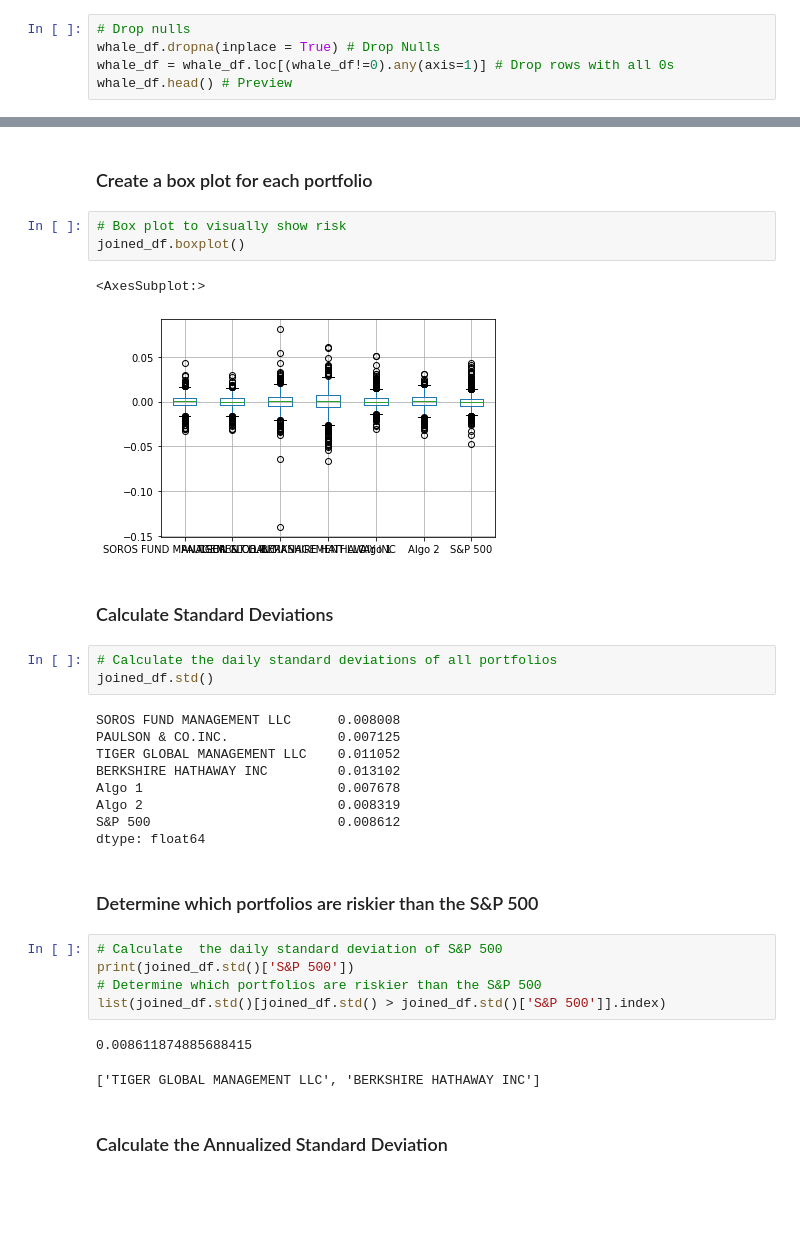
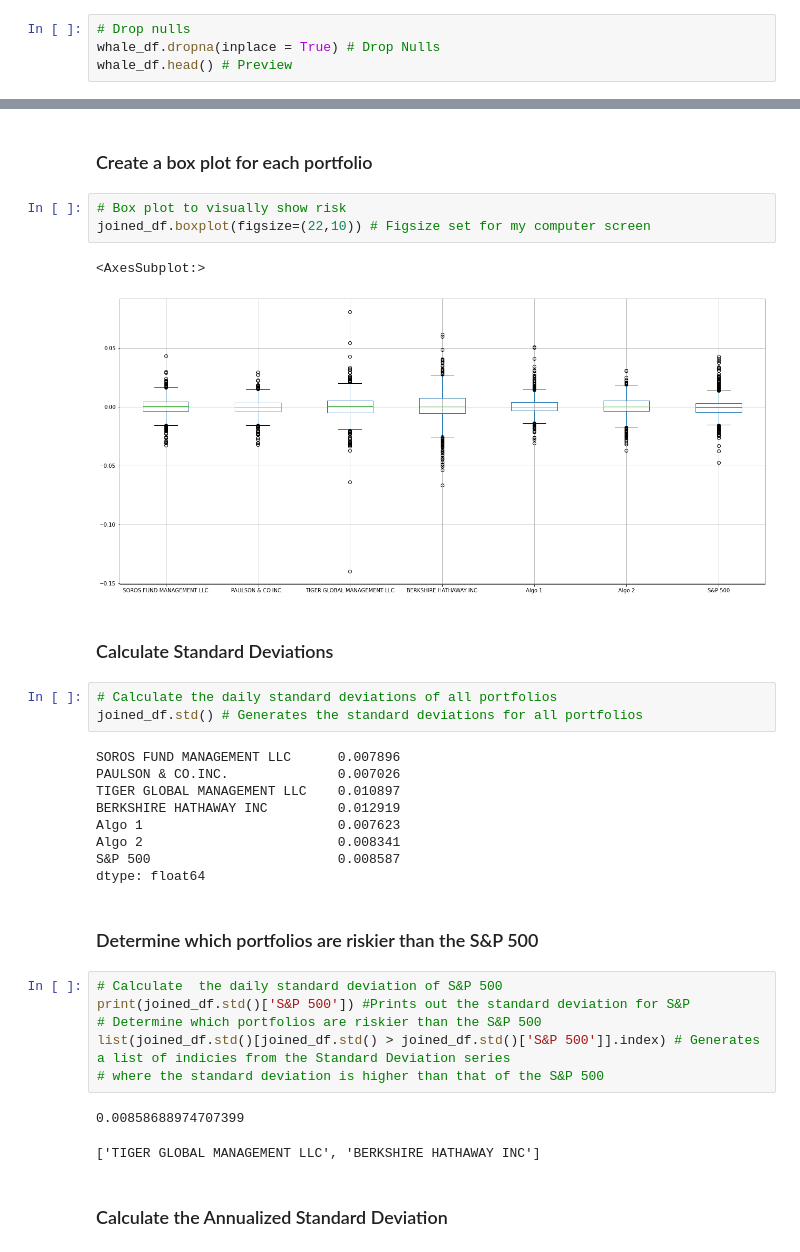
Before and after one commit to tmitrevski/AboutMe, a Jupyter notebook: code/python-homework/Homework 3/whale_analysis.ipynb, the cells around one changed output, grey strips where cells are left out. Drawn from its saved outputs; the diff is of its cells as text; blank space fills up the shorter version.

```diff
--- a/code/python-homework/Homework 3/whale_analysis.ipynb
+++ b/code/python-homework/Homework 3/whale_analysis.ipynb
@@ -48,7 +52,6 @@ print(whale_df.isna().sum().sum()) # Count the number of nulls and sum them all
 # %%
 # Drop nulls
 whale_df.dropna(inplace = True) # Drop Nulls
-whale_df = whale_df.loc[(whale_df!=0).any(axis=1)] # Drop rows with all 0s
 whale_df.head() # Preview
 # %% [output]
 |  | SOROS FUND MANAGEMENT LLC | PAULSON & CO.INC. | TIGER GLOBAL MANAGEMENT LLC | BERKSHIRE HATHAWAY INC |
@@ -209,33 +214,34 @@ Determine the _risk_ of each portfolio:
 ### Create a box plot for each portfolio
 # %%
 # Box plot to visually show risk
-joined_df.boxplot()
+joined_df.boxplot(figsize=(22,10)) # Figsize set for my computer screen
 # %% [output]
 <AxesSubplot:>
-[figure, old version]
+[figure, new version]
 # %% [markdown]
 ### Calculate Standard Deviations
 # %%
 # Calculate the daily standard deviations of all portfolios
-joined_df.std()
+joined_df.std() # Generates the standard deviations for all portfolios
 # %% [output]
-SOROS FUND MANAGEMENT LLC      0.008008
-PAULSON & CO.INC.              0.007125
-TIGER GLOBAL MANAGEMENT LLC    0.011052
-BERKSHIRE HATHAWAY INC         0.013102
-Algo 1                         0.007678
-Algo 2                         0.008319
-S&P 500                        0.008612
+SOROS FUND MANAGEMENT LLC      0.007896
+PAULSON & CO.INC.              0.007026
+TIGER GLOBAL MANAGEMENT LLC    0.010897
+BERKSHIRE HATHAWAY INC         0.012919
+Algo 1                         0.007623
+Algo 2                         0.008341
+S&P 500                        0.008587
 dtype: float64
 # %% [markdown]
 ### Determine which portfolios are riskier than the S&P 500
 # %%
 # Calculate  the daily standard deviation of S&P 500
-print(joined_df.std()['S&P 500'])
+print(joined_df.std()['S&P 500']) #Prints out the standard deviation for S&P
 # Determine which portfolios are riskier than the S&P 500
-list(joined_df.std()[joined_df.std() > joined_df.std()['S&P 500']].index)
+list(joined_df.std()[joined_df.std() > joined_df.std()['S&P 500']].index) # Generates a list of indicies from the Standard Deviation series
+# where the standard deviation is higher than that of the S&P 500
 # %% [output]
-0.008611874885688415
+0.00858688974707399
 ['TIGER GLOBAL MANAGEMENT LLC', 'BERKSHIRE HATHAWAY INC']
 # %% [markdown]
 ### Calculate the Annualized Standard Deviation
```
Also changed, not shown: parts of 33 cells of this notebook, 2 other files.
